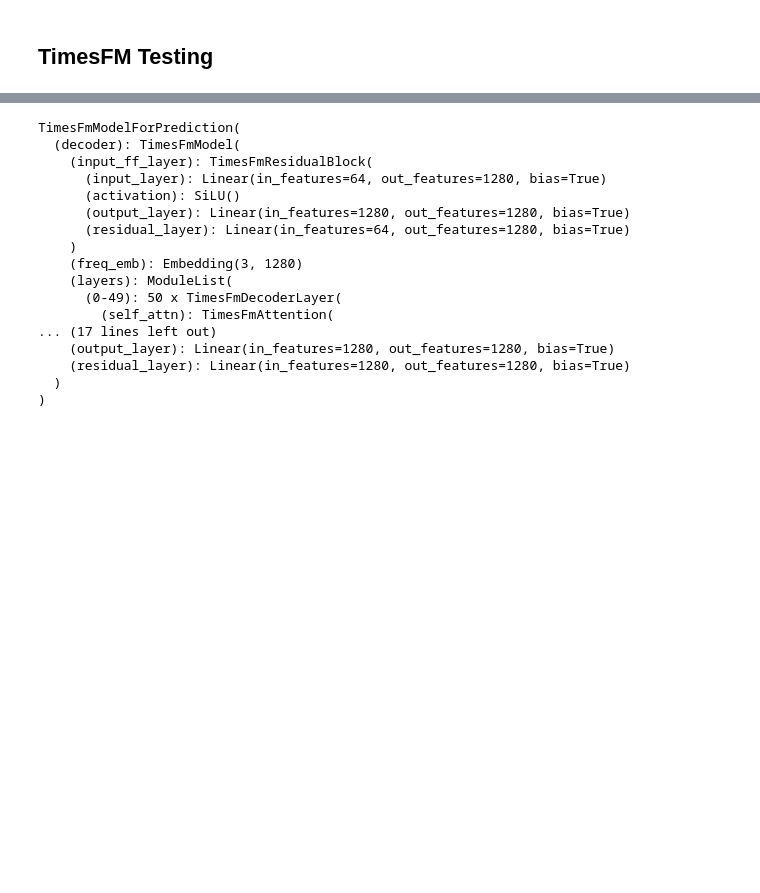
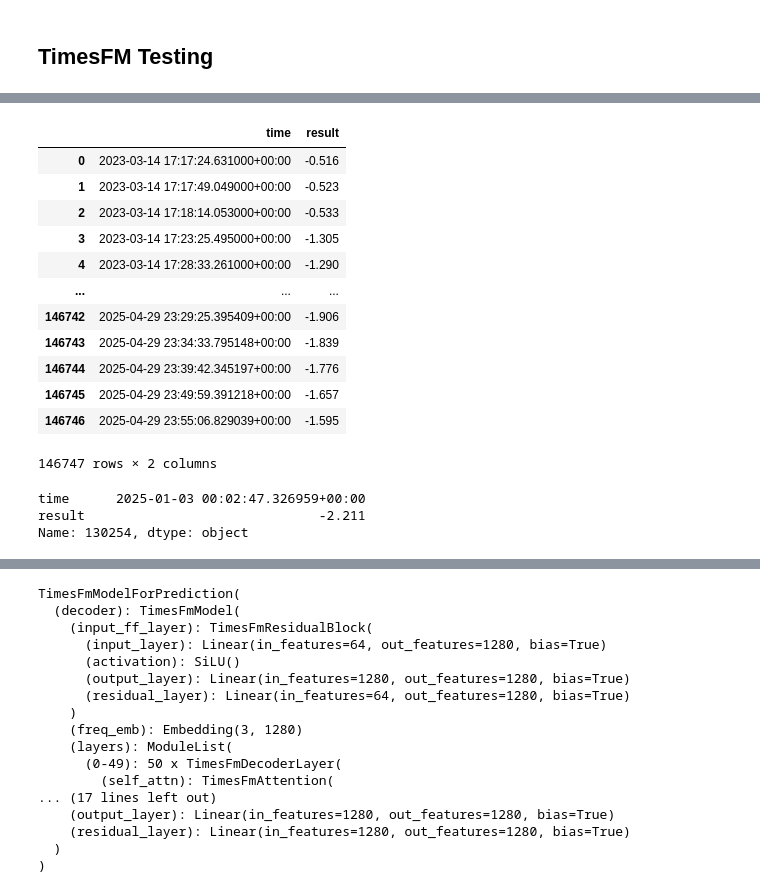
Before and after one commit to PrasunBanerjee04/SecooraRiskModel, a Jupyter notebook: model/TrainModel.ipynb, the cells around one changed output, grey strips where cells are left out. Cells and saved outputs as stored; diff of their text form; code cells hidden in the pictures; blank space fills up the shorter version.

```diff
--- a/model/TrainModel.ipynb
+++ b/model/TrainModel.ipynb
@@ -182,0 +226,24 @@ Note: you may need to restart the kernel to use updated packages.
+# %%
+data = pd.concat([df_1, df_2, df_3], ignore_index=True)
+data
+# %% [output]
+|  | time | result |
+| 0 | 2023-03-14 17:17:24.631000+00:00 | -0.516 |
+| 1 | 2023-03-14 17:17:49.049000+00:00 | -0.523 |
+| 2 | 2023-03-14 17:18:14.053000+00:00 | -0.533 |
+| 3 | 2023-03-14 17:23:25.495000+00:00 | -1.305 |
+| 4 | 2023-03-14 17:28:33.261000+00:00 | -1.290 |
+| ... | ... | ... |
+| 146742 | 2025-04-29 23:29:25.395409+00:00 | -1.906 |
+| 146743 | 2025-04-29 23:34:33.795148+00:00 | -1.839 |
+| 146744 | 2025-04-29 23:39:42.345197+00:00 | -1.776 |
+| 146745 | 2025-04-29 23:49:59.391218+00:00 | -1.657 |
+| 146746 | 2025-04-29 23:55:06.829039+00:00 | -1.595 |
+146747 rows × 2 columns
+# %%
+first_match = data.loc[data["time"].astype(str).str.contains("2025-01-03")].iloc[0]
+first_match
+# %% [output]
+time      2025-01-03 00:02:47.326959+00:00
+result                              -2.211
+Name: 130254, dtype: object
```
Also changed, not shown: parts of 16 cells of this notebook, 4 other files.
